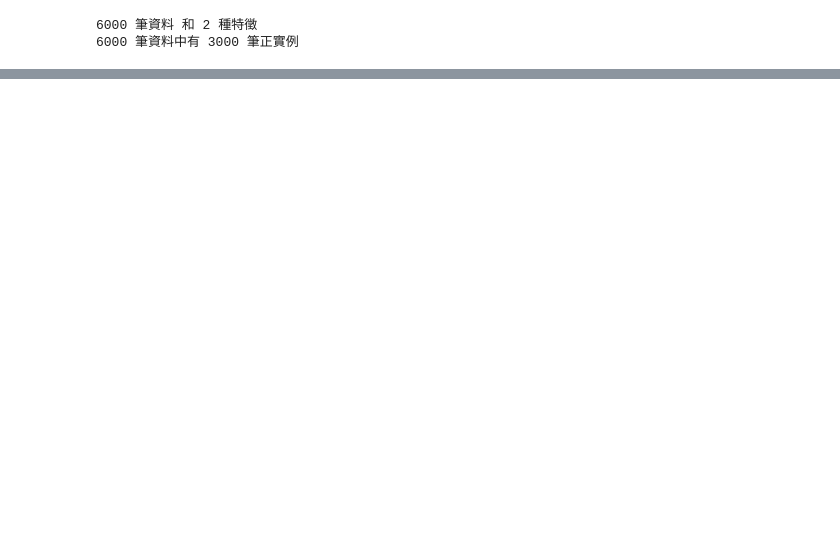
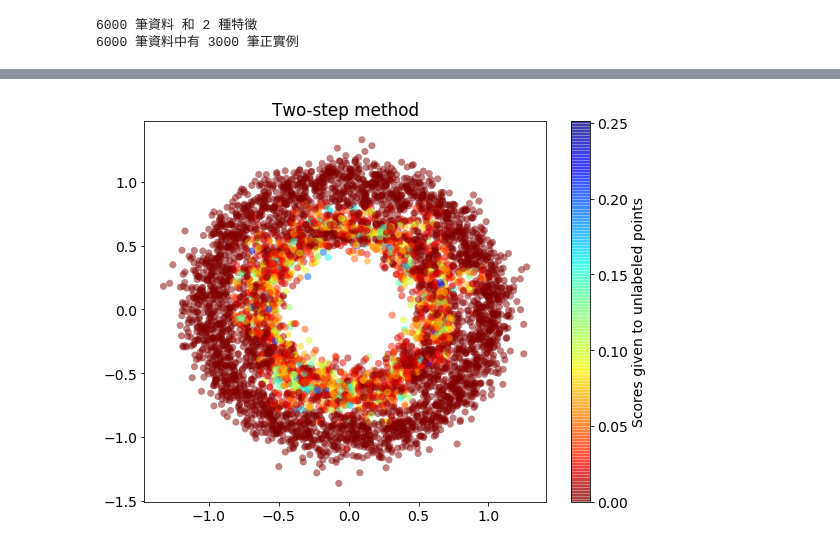
Before and after one commit to a0985944005/PU-learning, a Jupyter notebook: pu-learning_circles.ipynb, the cells around one changed output, grey strips where cells are left out. Saved outputs shown, nothing was run; the diff lists cells and outputs as text; code cells hidden in the pictures; blank space fills up the shorter version.

```diff
--- a/pu-learning_circles.ipynb
+++ b/pu-learning_circles.ipynb
@@ -60,0 +226,13 @@ plt.show()
+# %%
+# 可視化兩步法結果
+plt.rcParams['figure.figsize'] = 9,7
+plt.scatter(
+    X[y==0].feature1, X[y==0].feature2,
+    c = results[y==0].output_stp, linewidth = 0, s = 50, alpha = 0.5,
+    cmap = 'jet_r'
+)
+plt.colorbar(label='Scores given to unlabeled points')
+plt.title('Two-step method')
+plt.show()
+# %% [output]
+[figure, added]
```
Also changed, not shown: parts of 15 cells of this notebook, 1 other file.
